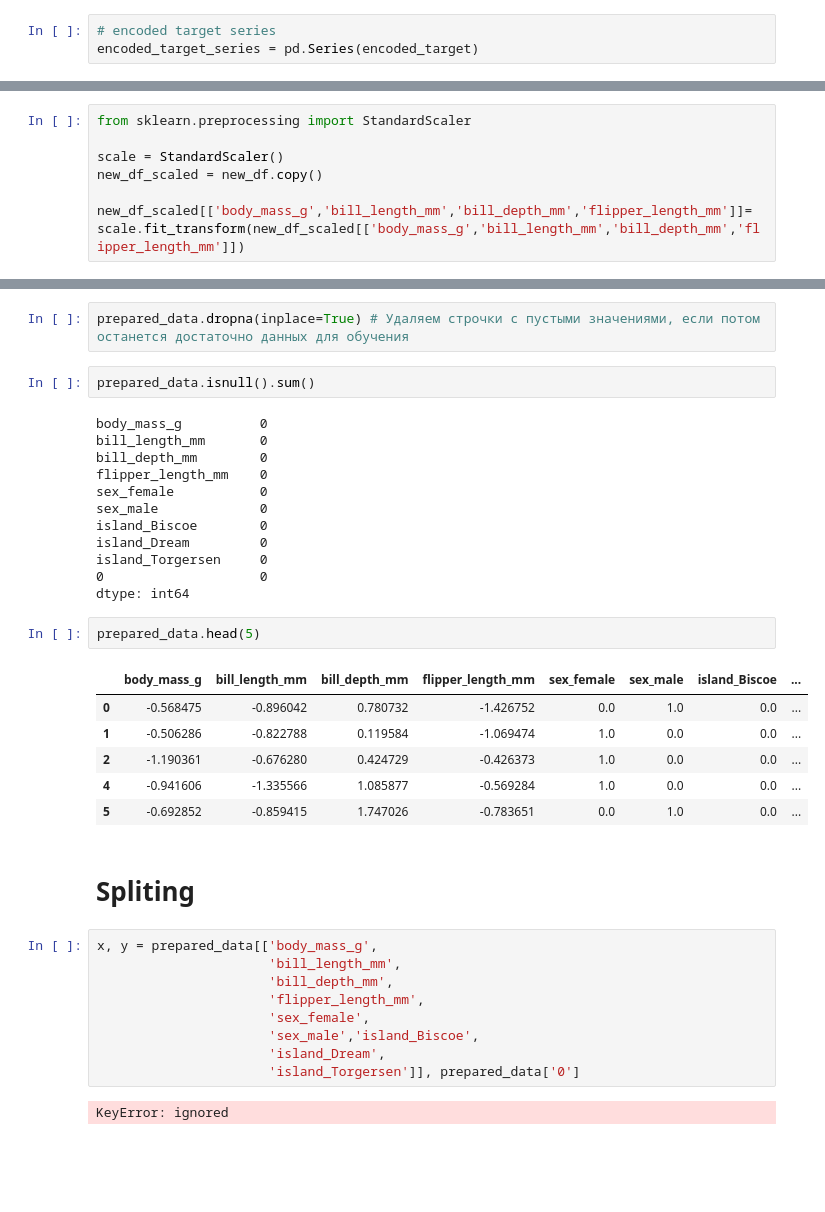
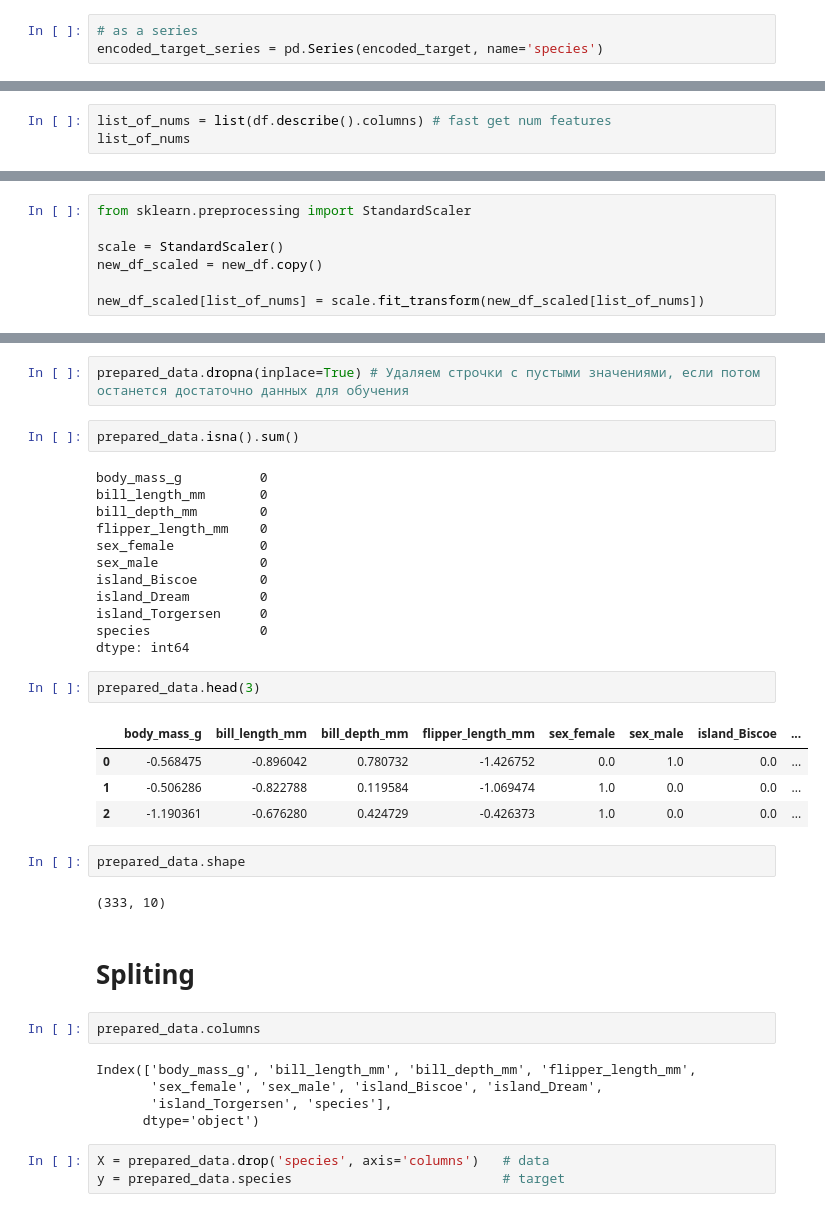
Before and after one commit to catharzis/penguins, a Jupyter notebook: Penguins.ipynb, the cells around one changed output, grey strips where cells are left out. Saved outputs shown, nothing was run; the diff lists cells and outputs as text; blank space fills up the shorter version.

```diff
--- a/Penguins.ipynb
+++ b/Penguins.ipynb
@@ -574,4 +655,4 @@ encoded_target = le.transform(list_of_target)
 # %%
-# encoded target series
-encoded_target_series = pd.Series(encoded_target)
+# as a series
+encoded_target_series = pd.Series(encoded_target, name='species')
 # %%
@@ -716,0 +733,3 @@ new_df
+# %%
+list_of_nums = list(df.describe().columns) # fast get num features
+list_of_nums
@@ -720,4 +741,4 @@ from sklearn.preprocessing import StandardScaler
 scale = StandardScaler()
 new_df_scaled = new_df.copy()
 
-new_df_scaled[['body_mass_g','bill_length_mm','bill_depth_mm','flipper_length_mm']]= scale.fit_transform(new_df_scaled[['body_mass_g','bill_length_mm','bill_depth_mm','flipper_length_mm']])
+new_df_scaled[list_of_nums] = scale.fit_transform(new_df_scaled[list_of_nums])
@@ -767,7 +770,7 @@ msno.matrix(prepared_data, figsize=(16, 6));
 # %%
 prepared_data.dropna(inplace=True) # Удаляем строчки с пустыми значениями, если потом останется достаточно данных для обучения
 # %%
-prepared_data.isnull().sum()
+prepared_data.isna().sum()
 # %% [output]
 body_mass_g          0
 bill_length_mm       0
@@ -778,27 +781,28 @@ sex_male             0
 island_Biscoe        0
 island_Dream         0
 island_Torgersen     0
-0                    0
+species              0
 dtype: int64
 # %%
-prepared_data.head(5)
+prepared_data.head(3)
 # %% [output]
 |  | body_mass_g | bill_length_mm | bill_depth_mm | flipper_length_mm | sex_female | sex_male | island_Biscoe | ... |
 | 0 | -0.568475 | -0.896042 | 0.780732 | -1.426752 | 0.0 | 1.0 | 0.0 | ... |
 | 1 | -0.506286 | -0.822788 | 0.119584 | -1.069474 | 1.0 | 0.0 | 0.0 | ... |
 | 2 | -1.190361 | -0.676280 | 0.424729 | -0.426373 | 1.0 | 0.0 | 0.0 | ... |
-| 4 | -0.941606 | -1.335566 | 1.085877 | -0.569284 | 1.0 | 0.0 | 0.0 | ... |
-| 5 | -0.692852 | -0.859415 | 1.747026 | -0.783651 | 0.0 | 1.0 | 0.0 | ... |
+# %%
+prepared_data.shape
+# %% [output]
+(333, 10)
 # %% [markdown]
 # Spliting
-# %%
-x, y = prepared_data[['body_mass_g',
-                      'bill_length_mm',
-                      'bill_depth_mm',
-                      'flipper_length_mm',
-                      'sex_female',
-                      'sex_male','island_Biscoe',
-                      'island_Dream',
-                      'island_Torgersen']], prepared_data['0']
-# %% [output]
-KeyError: ignored
+# %%
+prepared_data.columns
+# %% [output]
+Index(['body_mass_g', 'bill_length_mm', 'bill_depth_mm', 'flipper_length_mm',
+       'sex_female', 'sex_male', 'island_Biscoe', 'island_Dream',
+       'island_Torgersen', 'species'],
+      dtype='object')
+# %%
+X = prepared_data.drop('species', axis='columns')   # data
+y = prepared_data.species                           # target
```
Also changed, not shown: parts of 81 cells of this notebook.
